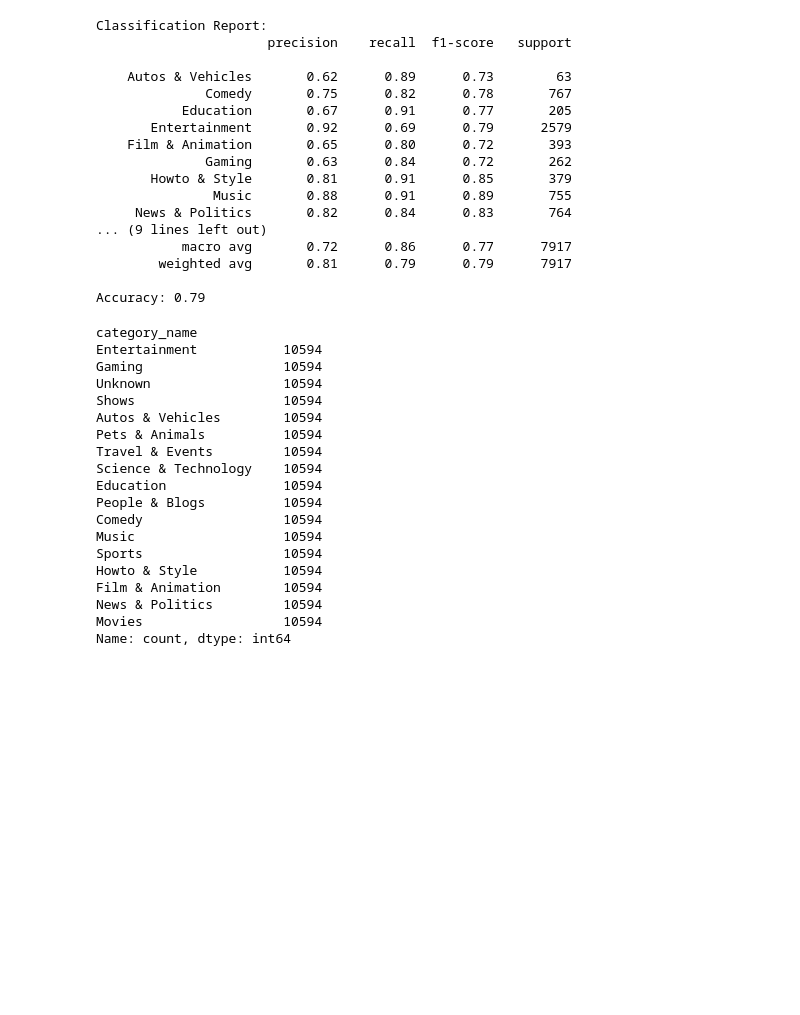
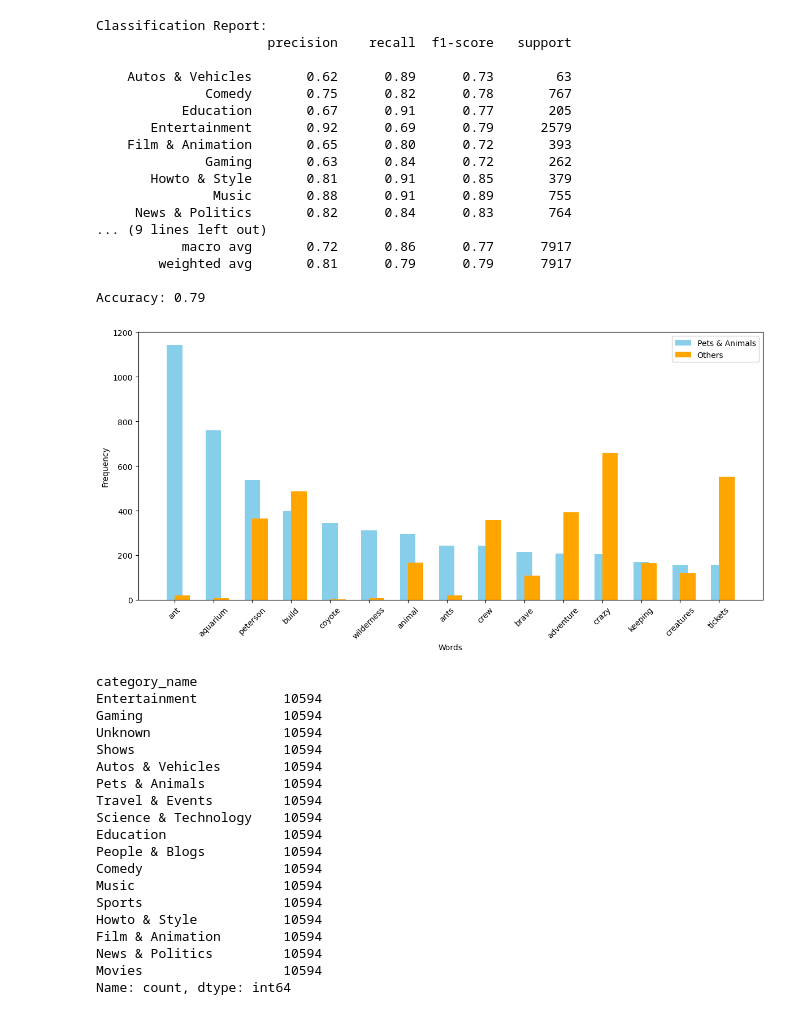
Before and after one commit to Dramalf/ucsd-cse258-final-project, a Jupyter notebook: jerryma/category-predict.ipynb, the cells around one changed output. Drawn from its saved outputs; the diff is of its cells as text; code cells hidden in the pictures; blank space fills up the shorter version.

```diff
--- a/jerryma/category-predict.ipynb
+++ b/jerryma/category-predict.ipynb
@@ -228,6 +251,52 @@ Classification Report:
         weighted avg       0.81      0.79      0.79      7917
 
 Accuracy: 0.79
+# %%
+from collections import Counter
+import matplotlib.pyplot as plt
+from sklearn.feature_extraction.text import ENGLISH_STOP_WORDS
+
+# 1. 自定义停用词列表
+custom_stop_words = set(ENGLISH_STOP_WORDS).union({"https", "www", "com", "video", "channel", "youtube","new","subscribe","world","episode","amazing","series","check"})  # 可加入更多无意义的词
+
+# 2. 定义移除停用词的函数
+def clean_text(text):
+    words = text.lower().split()  # 转小写并分词
+    return [word for word in words if word not in custom_stop_words and word.isalpha()]  # 去掉停用词和非字母的词
+self_name='Pets & Animals'
+# 3. 处理 Pets & Animals 类别的文本
+pets_data = data[data['category_name'] == self_name]
+pets_text = ' '.join(pets_data['text'])  # 拼接文本
+pets_words = clean_text(pets_text)  # 清理文本
+pets_word_counts = Counter(pets_words)  # 统计词频
+
+# 4. 处理整体数据的文本
+other_data = data[data['category_name'] != self_name]
+all_text = ' '.join(other_data['text'])
+all_words = clean_text(all_text)
+all_word_counts = Counter(all_words)
+
+# 5. 计算高频词的频率差异
+high_freq_words = pets_word_counts.most_common(15)  # 提取Pets & Animals类别的Top 20词
+comparison = [(word, pets_word_counts[word], all_word_counts[word])
+              for word, _ in high_freq_words]
+
+# 6. 可视化对比
+words, pets_freq, overall_freq = zip(*comparison)
+
+x = range(len(words))
+plt.figure(figsize=(12, 6))
+plt.bar(x, pets_freq, width=0.4, label=self_name, align='center', color='skyblue')
+plt.bar(x, overall_freq, width=0.4, label='Others', align='edge', color='orange')
+plt.xticks(x, words, rotation=45)
+plt.xlabel('Words')
+plt.ylabel('Frequency')
+# plt.title('Comparison of Word Frequency: Pets & Animals vs Overall (After Removing Stop Words)')
+plt.legend()
+plt.tight_layout()
+plt.show()
+# %% [output]
+[figure, added]
 # %%
 y_train_balanced.value_counts()
 # %% [output]
```
Also changed, not shown: parts of 4 cells of this notebook.
